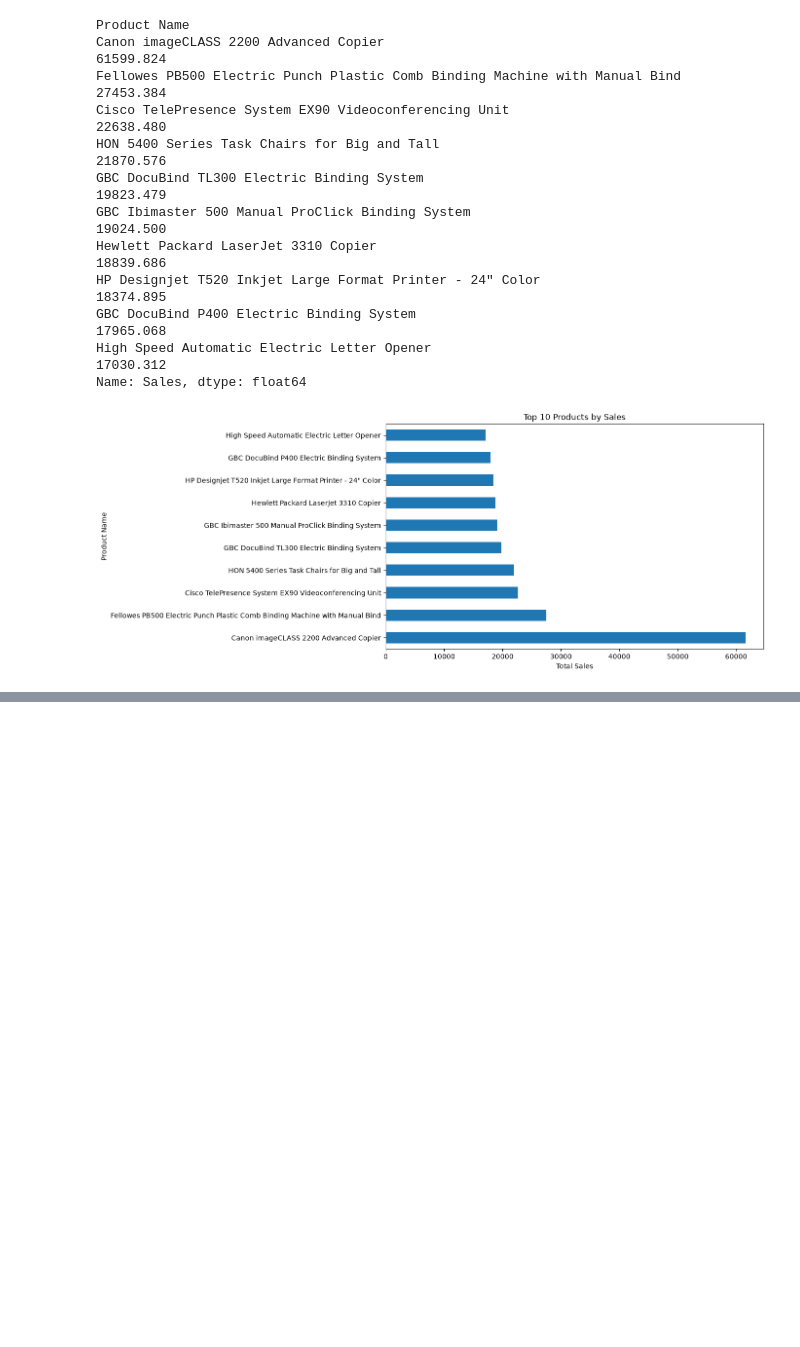
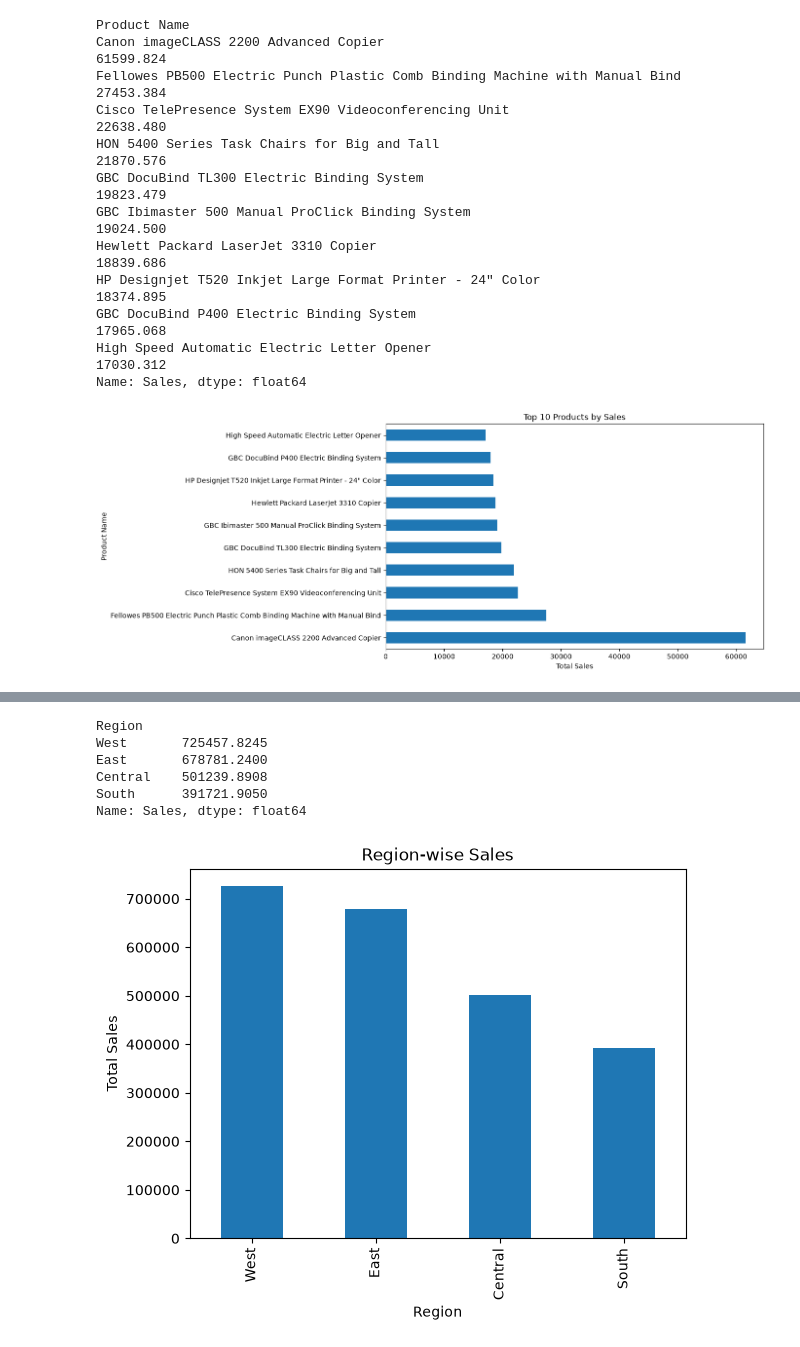
Before and after one commit to Veda-Vardhan-07/amazon-sales-analysis, a Jupyter notebook: notebooks/amazon_sales_analysis.ipynb, the cells around one changed output, grey strips where cells are left out. Drawn from its saved outputs; the diff is of its cells as text; code cells hidden in the pictures; blank space fills up the shorter version.

```diff
--- a/notebooks/amazon_sales_analysis.ipynb
+++ b/notebooks/amazon_sales_analysis.ipynb
@@ -299,0 +383,22 @@ plt.show()
+# %%
+regional_sales = df.groupby("Region")["Sales"].sum().sort_values(ascending=False)
+print(regional_sales)
+# %% [output]
+Region
+West       725457.8245
+East       678781.2400
+Central    501239.8908
+South      391721.9050
+Name: Sales, dtype: float64
+# %%
+regional_sales.plot(kind="bar")
+
+plt.title("Region-wise Sales")
+plt.xlabel("Region")
+plt.ylabel("Total Sales")
+
+plt.savefig("../images/region_sales.png", dpi=300, bbox_inches="tight")
+
+plt.show()
+# %% [output]
+[figure, added]
```
Also changed, not shown: parts of 36 cells of this notebook, 12 other files.
